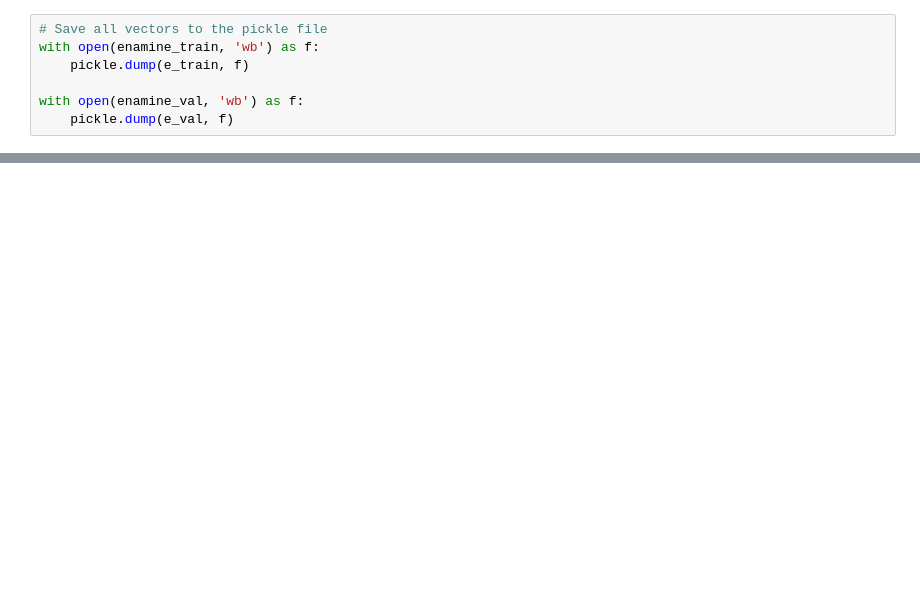
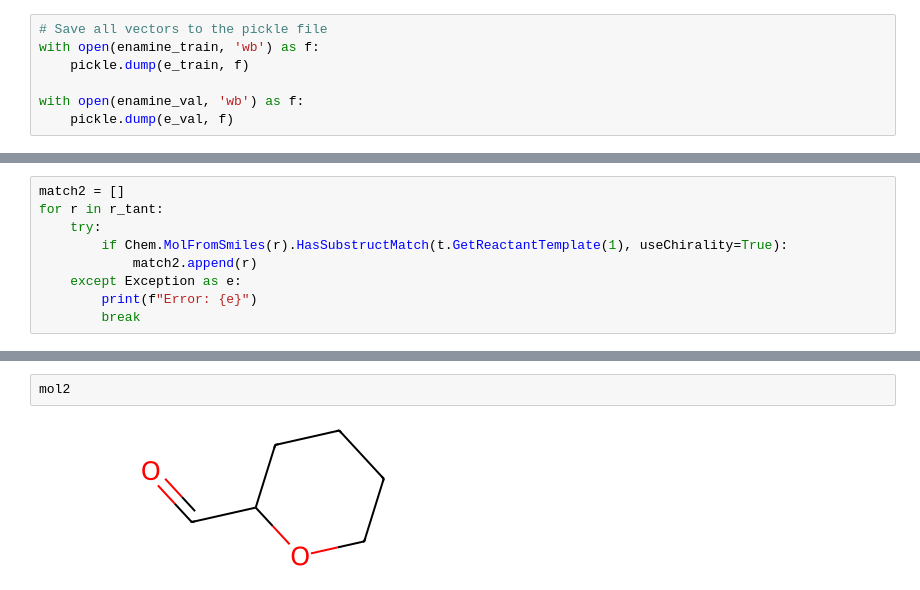
Before and after one commit to Whizz-tamie/designing-new-molecules, a Jupyter notebook: notebooks/exploration.ipynb, the cells around one changed output, grey strips where cells are left out. Drawn from its saved outputs; the diff is of its cells as text; blank space fills up the shorter version.

```diff
--- a/notebooks/exploration.ipynb
+++ b/notebooks/exploration.ipynb
@@ -1488,0 +1519,9 @@ KeyboardInterrupt:
+# %%
+match2 = []
+for r in r_tant:
+    try:
+        if Chem.MolFromSmiles(r).HasSubstructMatch(t.GetReactantTemplate(1), useChirality=True):
+            match2.append(r)
+    except Exception as e:
+        print(f"Error: {e}")
+        break
@@ -1488,0 +1590,4 @@ KeyboardInterrupt:
+# %%
+mol2
+# %% [output]
+[figure, added]
```
Also changed, not shown: parts of 122 cells of this notebook, 26 other files.
